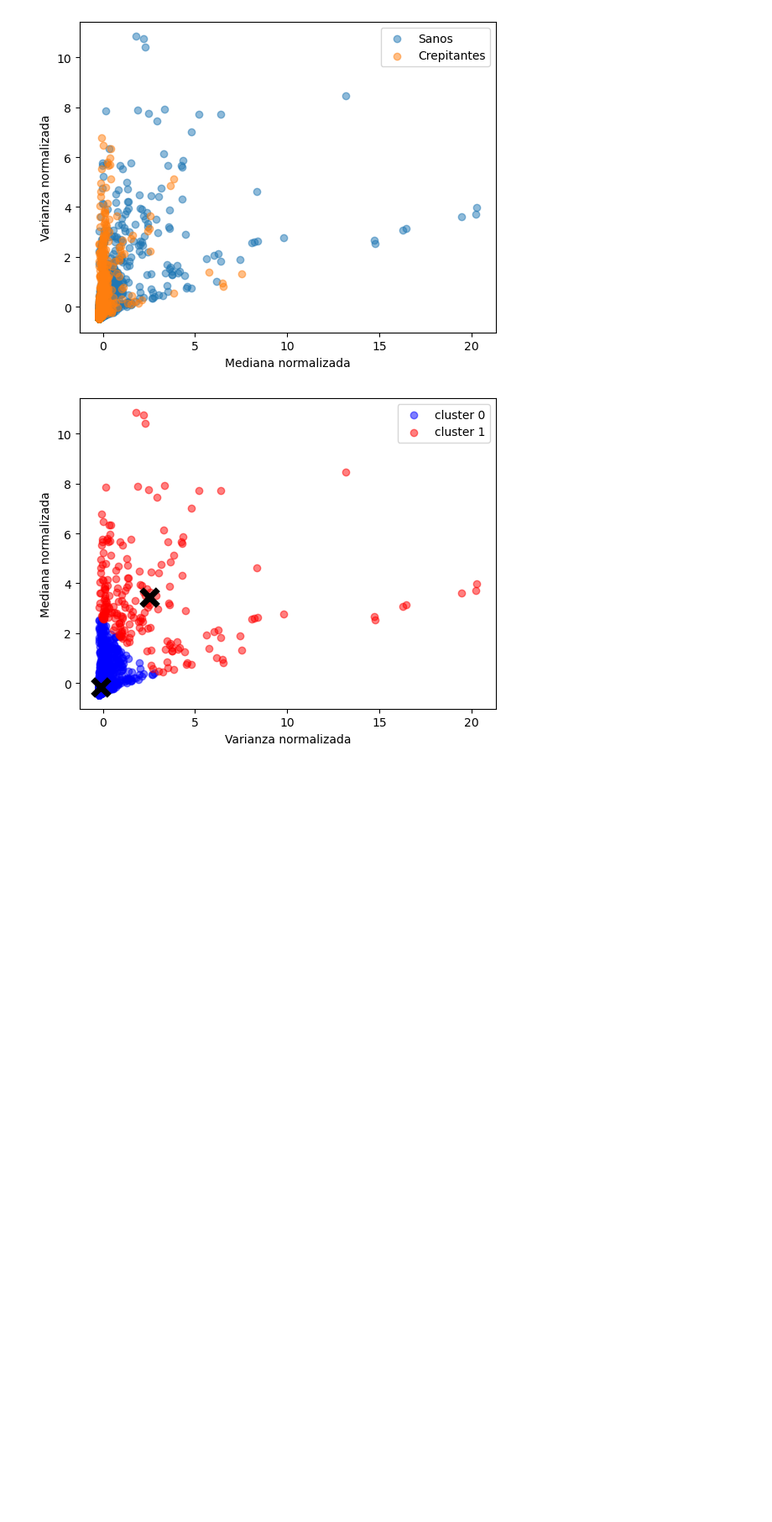
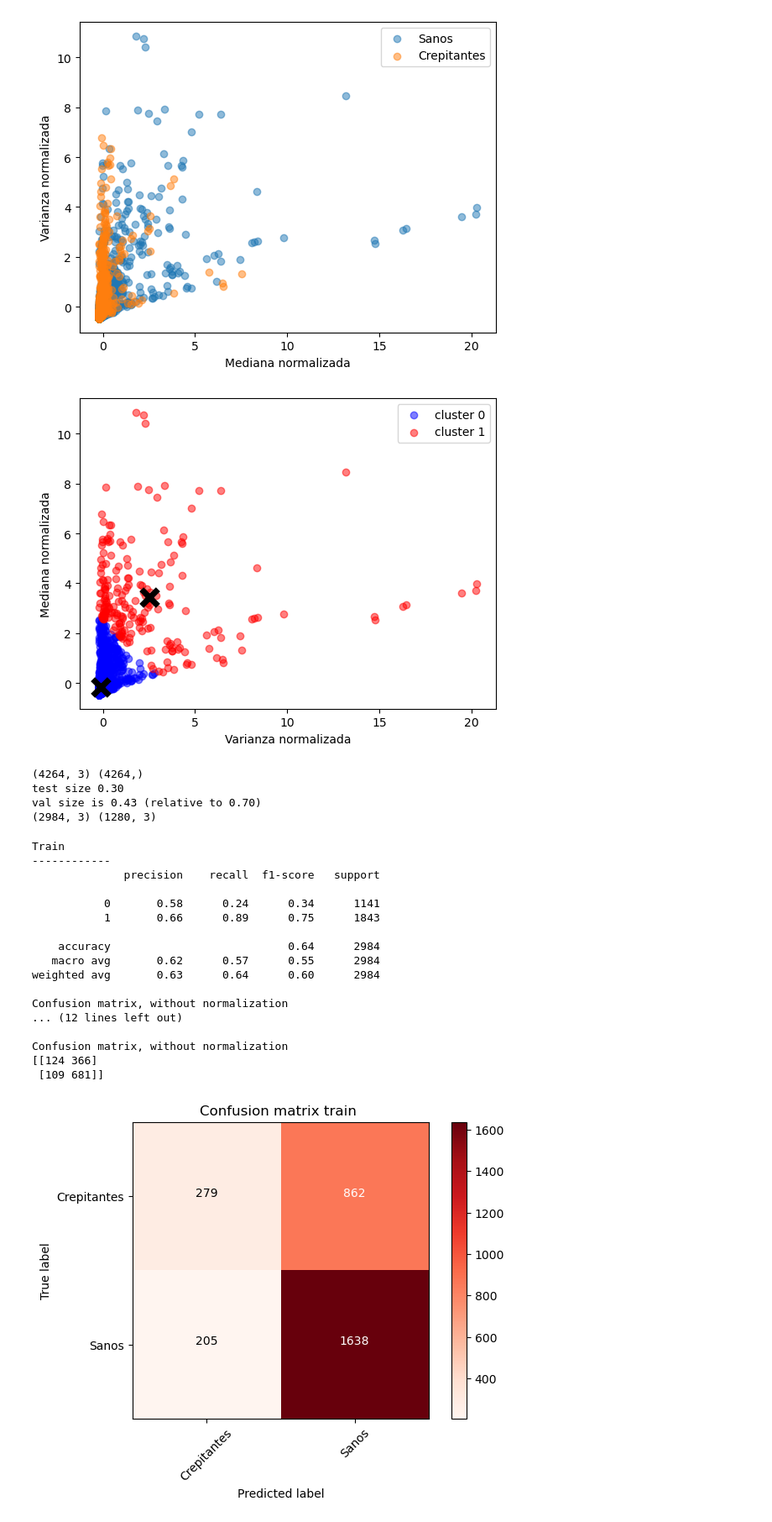
Before and after one commit to Ruizxp/Biosenales_El-Gran-Final, a Jupyter notebook: Terminator.ipynb, the cells around one changed output. Shown at 84% size. Cells and saved outputs as stored; diff of their text form; code cells hidden in the pictures; blank space fills up the shorter version.

```diff
--- a/Terminator.ipynb
+++ b/Terminator.ipynb
@@ -1098,3 +1100,69 @@ y_kms = km.predict(x_kms)
 plot_clusters(x_kms,y_kms)
 # %% [output]
 [figure]
+# %%
+#crackles y sano
+
+d=pd.concat([d2[d2["Estado"]==0],d2[d2["Estado"]==1]])
+x=d.drop(["Estado"],axis=1)
+y=d.Estado.values
+test_size = 0.3
+val_size  = test_size/(1-test_size) # Elementos de validación
+
+
+print (x.shape, y.shape)
+print ("test size %.2f"%test_size)
+print ("val size is %.2f (relative to %.2f) "%(val_size, 1-test_size))
+
+Xtv, Xts, ytv, yts = train_test_split(x, y, test_size=test_size,stratify=y,random_state=23)
+scaler=StandardScaler()
+scaler.fit(Xtv)
+Xtv=scaler.transform(Xtv)
+Xts=scaler.transform(Xts)
+print (Xtv.shape, Xts.shape)
+# %% [output]
+(4264, 3) (4264,)
+test size 0.30
+val size is 0.43 (relative to 0.70)
+(2984, 3) (1280, 3)
+# %%
+# crea un svm con los datos de entrenamiento
+#importa lo necesario
+from sklearn import svm
+#crea el clasificador
+target_names = ['Crepitantes', 'Sanos']
+clf = svm.SVC()
+clf.fit(Xtv, ytv)
+#predice los datos de test
+predict_test = clf.predict(Xts)
+predict_train = clf.predict(Xtv)
+#muestra los resultados
+print("Train ")
+print("------------")
+print(classification_report(ytv,predict_train))
+mc_train = confusion_matrix(ytv,predict_train)
+plot_confusion_matrix(mc_train, classes=target_names,title='Confusion matrix train ')
+print("------------")
+print("Test ")
+print(classification_report(yts,predict_test))
+mc_train = confusion_matrix(yts,predict_test)
+plot_confusion_matrix(mc_train, classes=target_names,title='Confusion matrix test ')
+# %% [output]
+Train
+------------
+              precision    recall  f1-score   support
+
+           0       0.58      0.24      0.34      1141
+           1       0.66      0.89      0.75      1843
+
+    accuracy                           0.64      2984
+   macro avg       0.62      0.57      0.55      2984
+weighted avg       0.63      0.64      0.60      2984
+
+Confusion matrix, without normalization
+... (12 lines left out)
+
+Confusion matrix, without normalization
+[[124 366]
+ [109 681]]
+[figure, added]
```
Also changed, not shown: parts of 3 cells of this notebook.
